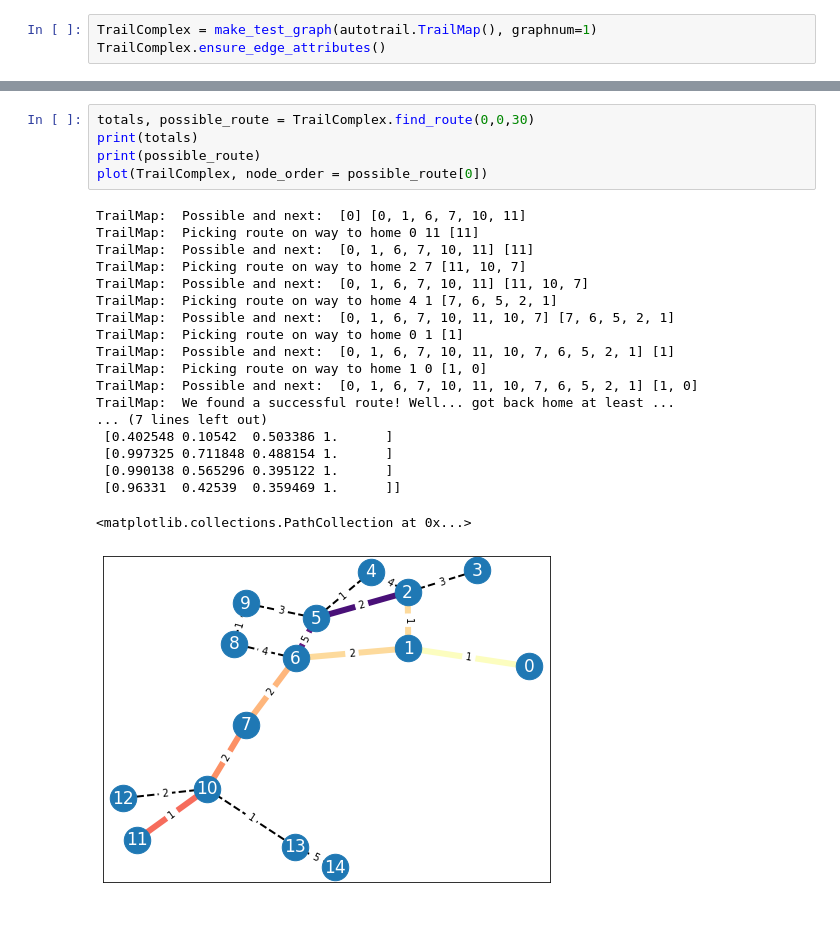
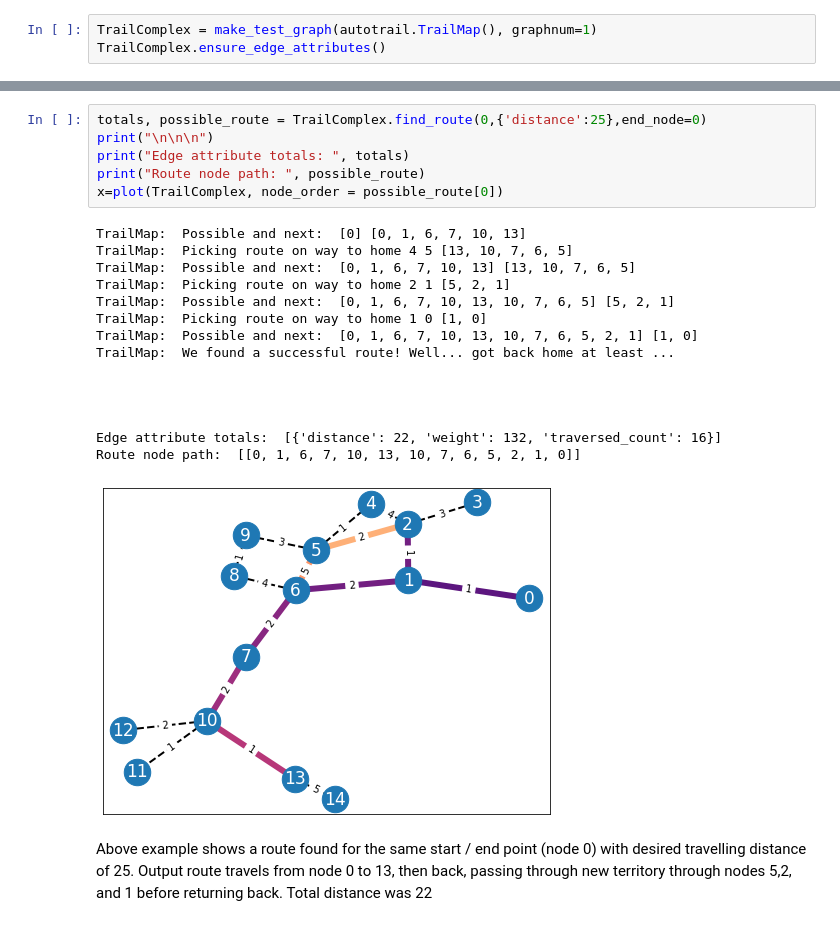
Before and after one commit to aemerick/planit, a Jupyter notebook: autotrail/networkx_testing.ipynb, the cells around one changed output, grey strips where cells are left out. Drawn from its saved outputs; the diff is of its cells as text.

Commit message:
changing find route api to generailze a bit in how restrictions are applied

```diff
--- a/autotrail/networkx_testing.ipynb
+++ b/autotrail/networkx_testing.ipynb
@@ -292,27 +292,26 @@ TrailMap:  We found a successful route! Well... got back home at least ...
 <matplotlib.collections.PathCollection at 0x...>
 [figure]
 # %%
-totals, possible_route = TrailComplex.find_route(0,0,30)
-print(totals)
-print(possible_route)
-plot(TrailComplex, node_order = possible_route[0])
+totals, possible_route = TrailComplex.find_route(0,{'distance':25},end_node=0)
+print("\n\n\n")
+print("Edge attribute totals: ", totals)
+print("Route node path: ", possible_route)
+x=plot(TrailComplex, node_order = possible_route[0])
 # %% [output]
-TrailMap:  Possible and next:  [0] [0, 1, 6, 7, 10, 11]
-TrailMap:  Picking route on way to home 0 11 [11]
-TrailMap:  Possible and next:  [0, 1, 6, 7, 10, 11] [11]
-TrailMap:  Picking route on way to home 2 7 [11, 10, 7]
-TrailMap:  Possible and next:  [0, 1, 6, 7, 10, 11] [11, 10, 7]
-TrailMap:  Picking route on way to home 4 1 [7, 6, 5, 2, 1]
-TrailMap:  Possible and next:  [0, 1, 6, 7, 10, 11, 10, 7] [7, 6, 5, 2, 1]
-TrailMap:  Picking route on way to home 0 1 [1]
-TrailMap:  Possible and next:  [0, 1, 6, 7, 10, 11, 10, 7, 6, 5, 2, 1] [1]
+TrailMap:  Possible and next:  [0] [0, 1, 6, 7, 10, 13]
+TrailMap:  Picking route on way to home 4 5 [13, 10, 7, 6, 5]
+TrailMap:  Possible and next:  [0, 1, 6, 7, 10, 13] [13, 10, 7, 6, 5]
+TrailMap:  Picking route on way to home 2 1 [5, 2, 1]
+TrailMap:  Possible and next:  [0, 1, 6, 7, 10, 13, 10, 7, 6, 5] [5, 2, 1]
 TrailMap:  Picking route on way to home 1 0 [1, 0]
-TrailMap:  Possible and next:  [0, 1, 6, 7, 10, 11, 10, 7, 6, 5, 2, 1] [1, 0]
+TrailMap:  Possible and next:  [0, 1, 6, 7, 10, 13, 10, 7, 6, 5, 2, 1] [1, 0]
 TrailMap:  We found a successful route! Well... got back home at least ...
-... (7 lines left out)
- [0.402548 0.10542  0.503386 1.      ]
- [0.997325 0.711848 0.488154 1.      ]
- [0.990138 0.565296 0.395122 1.      ]
- [0.96331  0.42539  0.359469 1.      ]]
+
+
+
+
+Edge attribute totals:  [{'distance': 22, 'weight': 132, 'traversed_count': 16}]
+Route node path:  [[0, 1, 6, 7, 10, 13, 10, 7, 6, 5, 2, 1, 0]]
-<matplotlib.collections.PathCollection at 0x...>
-[figure, old version]
+[figure, new version]
+# %% [markdown]
+Above example shows a route found for the same start / end point (node 0) with desired travelling distance of 25. Output route travels from node 0 to 13, then back, passing through new territory through nodes 5,2, and 1 before returning back. Total distance was 22
```
Also changed, not shown: parts of 7 cells of this notebook, 1 other file.
